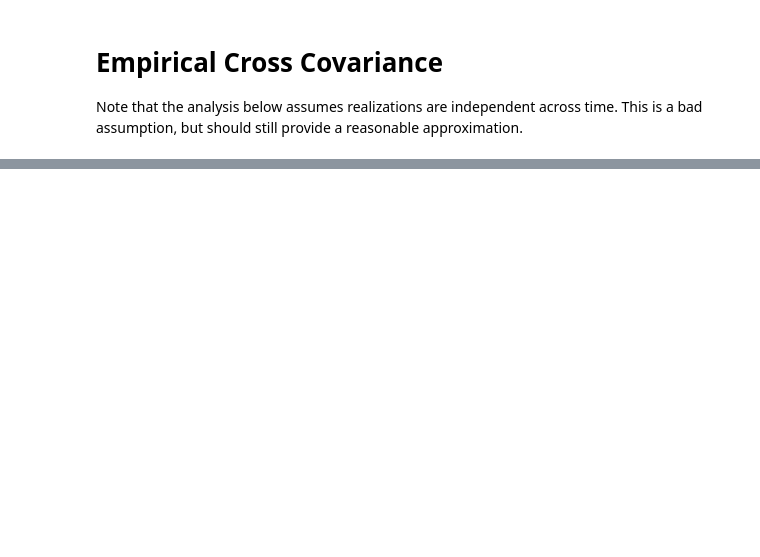
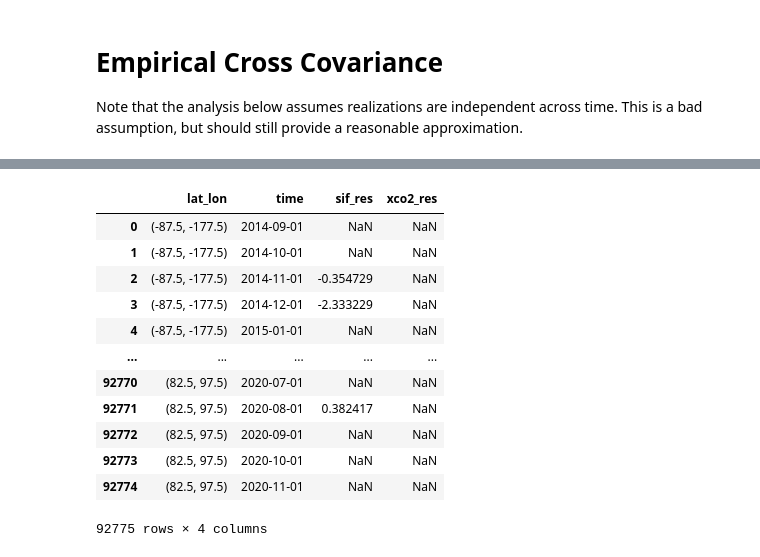
Before and after one commit to 91Mrwu/sif-xco2-cokriging, a Jupyter notebook: research/empirical_cross_cov.ipynb, the cells around one changed output, grey strips where cells are left out. Drawn from its saved outputs; the diff is of its cells as text; code cells hidden in the pictures; blank space fills up the shorter version.

```diff
--- a/research/empirical_cross_cov.ipynb
+++ b/research/empirical_cross_cov.ipynb
@@ -92,0 +152,16 @@ fig.colorbar(cax);
+# %%
+df[["lat_lon", "time", "sif_res", "xco2_res"]]
+# %% [output]
+|  | lat_lon | time | sif_res | xco2_res |
+| 0 | (-87.5, -177.5) | 2014-09-01 | NaN | NaN |
+| 1 | (-87.5, -177.5) | 2014-10-01 | NaN | NaN |
+| 2 | (-87.5, -177.5) | 2014-11-01 | -0.354729 | NaN |
+| 3 | (-87.5, -177.5) | 2014-12-01 | -2.333229 | NaN |
+| 4 | (-87.5, -177.5) | 2015-01-01 | NaN | NaN |
+| ... | ... | ... | ... | ... |
+| 92770 | (82.5, 97.5) | 2020-07-01 | NaN | NaN |
+| 92771 | (82.5, 97.5) | 2020-08-01 | 0.382417 | NaN |
+| 92772 | (82.5, 97.5) | 2020-09-01 | NaN | NaN |
+| 92773 | (82.5, 97.5) | 2020-10-01 | NaN | NaN |
+| 92774 | (82.5, 97.5) | 2020-11-01 | NaN | NaN |
+92775 rows × 4 columns
```
Also changed, not shown: parts of 19 cells of this notebook, 1 other file.
